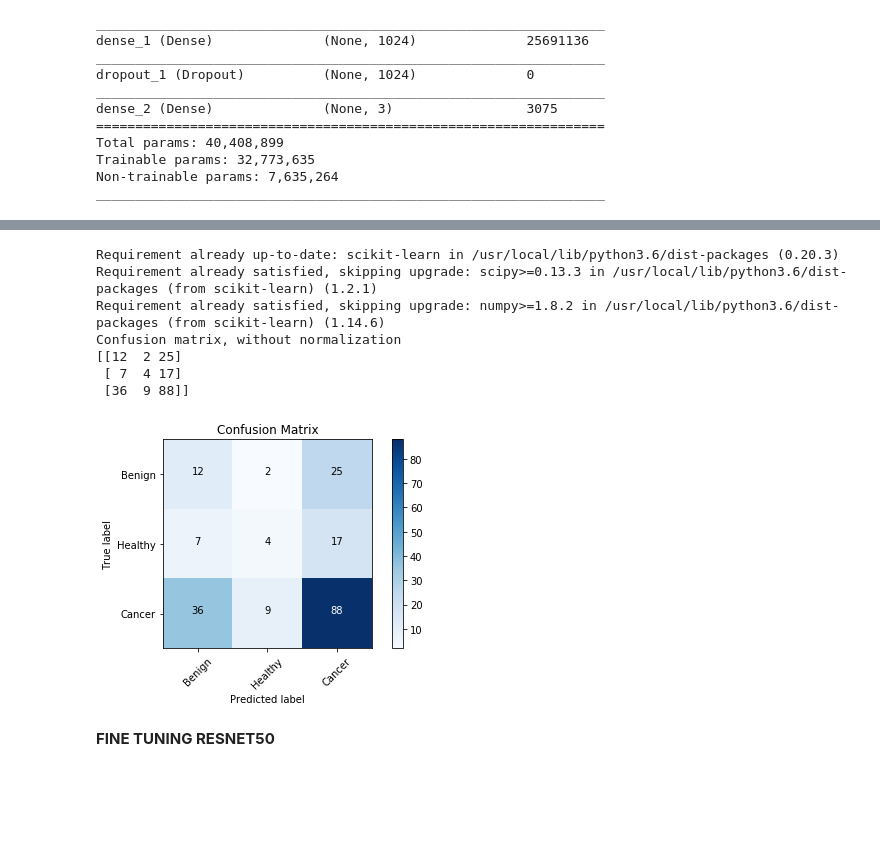
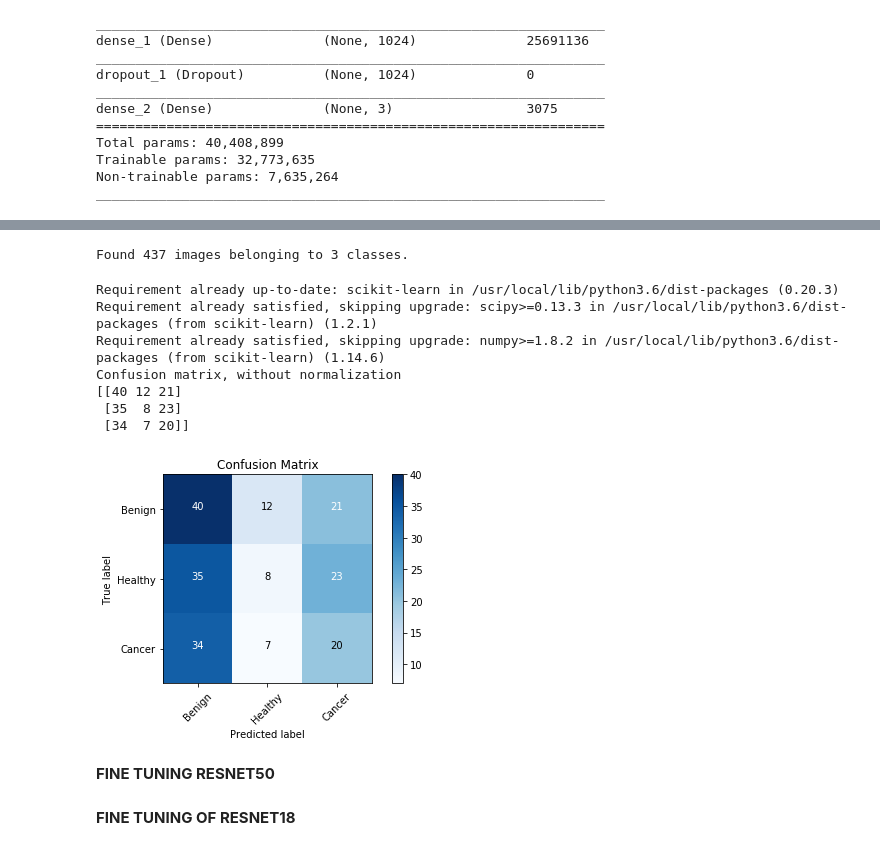
Before and after one commit to Marel88/Bioinfo_7_1, a Jupyter notebook: Bio_training.ipynb, the cells around one changed output, grey strips where cells are left out. Drawn from its saved outputs; the diff is of its cells as text; code cells hidden in the pictures; blank space fills up the shorter version.

```diff
--- a/Bio_training.ipynb
+++ b/Bio_training.ipynb
@@ -661,7 +624,7 @@ newVGG16_model.add(vgg16_model)
 # Add new layers
 newVGG16_model.add(layers.Flatten())
 newVGG16_model.add(layers.Dense(1024, activation='relu'))
-newVGG16_model.add(layers.Dropout(0.1))
+newVGG16_model.add(layers.Dropout(0.5))
 newVGG16_model.add(layers.Dense(3, activation='softmax'))
 
 # Show a summary of the model. Check the number of trainable parameters
@@ -694,7 +657,7 @@ valid_path="/content/gdrive/My Drive/Bioinformatica/Organized dataset/Validation
 #valid_path="/Users/Mac/Desktop/ROI-dataset-bioinf/Validation/Patches"
 #test_path ="/Users/Mac/Desktop/ROI-dataset-bioinf/Test/Patches"
 test_path="/content/gdrive/My Drive/Bioinformatica/Organized dataset/Test/Patches"
-
+'''
 train_datagen = ImageDataGenerator(
       rescale=1./255,
       rotation_range=20,
@@ -704,7 +667,8 @@ train_datagen = ImageDataGenerator(
       fill_mode='nearest')
 
 validation_datagen = ImageDataGenerator(rescale=1./255)
-
+'''
+train_datagen = ImageDataGenerator(rotation_range=10, shear_range=0.15, channel_shift_range=10., horizontal_flip=True)
 # Change the batchsize according to your system RAM
 train_batchsize = 100
 val_batchsize = 10
@@ -715,7 +679,7 @@ train_generator = train_datagen.flow_from_directory(
         batch_size=train_batchsize,
         class_mode='categorical')
 
-validation_generator = validation_datagen.flow_from_directory(
+validation_generator = ImageDataGenerator().flow_from_directory(
         valid_path,
         target_size=(224, 224),
         batch_size=val_batchsize,
@@ -732,7 +696,7 @@ es = keras.callbacks.EarlyStopping(monitor='val_loss',
 
 # Compile the model
 newVGG16_model.compile(loss='categorical_crossentropy',optimizer=
-              Adam(lr=0.0001, beta_1=0.9, beta_2=0.999, epsilon=1e-08, decay=0.0),
+              Adam(lr=0.0001, beta_1=0.9, beta_2=0.999, epsilon=1e-08, decay=0.0005),
               metrics=['acc'])
 # Train the model
 history = newVGG16_model.fit_generator(
@@ -741,7 +705,7 @@ history = newVGG16_model.fit_generator(
       epochs=30,
       validation_data=validation_generator,
       validation_steps=validation_generator.samples/validation_generator.batch_size,
-      verbose=1)#, callbacks=[es])
+      verbose=1, callbacks=[es])
 
 # Save the model
-newVGG16_model.save('/content/gdrive/My Drive/Bioinformatica/newVGG16.h5')
+newVGG16_model.save('/content/gdrive/My Drive/Bioinformatica/newVGG16.h6')
@@ -748,6 +727,6 @@ newVGG16_model.save('/content/gdrive/My Drive/Bioinformatica/newVGG16.h5')
 # %%
 from keras.models import load_model
-newVGG16 = load_model('/content/gdrive/My Drive/Bioinformatica/newVGG16.h5')
+newVGG16 = load_model('/content/gdrive/My Drive/Bioinformatica/newVGG16.h6')
 
 generator = ImageDataGenerator().flow_from_directory(
         '/content/gdrive/My Drive/Bioinformatica/Organized dataset/Test/Patches',
@@ -755,8 +734,9 @@ generator = ImageDataGenerator().flow_from_directory(
         batch_size=200)
 
 probabilities = newVGG16_model.predict_generator(generator, 1)
+#probabilities = np.argmax(probabilities, axis=-1) #multiple categories
+# %% [output]
+Found 437 images belonging to 3 classes.
-# %%
-probabilities = np.argmax(probabilities, axis=-1) #multiple categories
 # %%
 def plot_confusion_matrix(cm,classes,normalize=False,title='Confusion matrix', cmap=plt.cm.Blues):
 
@@ -791,27 +771,26 @@ def plot_confusion_matrix(cm,classes,normalize=False,title='Confusion matrix', c
 # %%
 !pip3 install -U scikit-learn
 from sklearn.metrics import confusion_matrix
-#cm = confusion_matrix(test_labels, predictions)
 
 #MULTI-LABEL CONFUSION MATRIX
 test_dir, test_labels = next(generator)
 test_img = [ np.argmax(t) for t in test_labels ]
-#y_predict_non_category = [ np.argmax(t) for t in predictions ]
+num_pred = [ np.argmax(t) for t in probabilities ]
 
 from sklearn.metrics import confusion_matrix
-conf_mat = confusion_matrix(test_img, probabilities)
+conf_mat = confusion_matrix(test_img, num_pred)
 
 cm_plot_labels = ['Benign','Healthy','Cancer']
 plot_confusion_matrix(conf_mat,cm_plot_labels,normalize=False,title ='Confusion Matrix')
 # %% [output]
 Requirement already up-to-date: scikit-learn in /usr/local/lib/python3.6/dist-packages (0.20.3)
 Requirement already satisfied, skipping upgrade: scipy>=0.13.3 in /usr/local/lib/python3.6/dist-packages (from scikit-learn) (1.2.1)
 Requirement already satisfied, skipping upgrade: numpy>=1.8.2 in /usr/local/lib/python3.6/dist-packages (from scikit-learn) (1.14.6)
 Confusion matrix, without normalization
-[[12  2 25]
- [ 7  4 17]
- [36  9 88]]
+[[40 12 21]
+ [35  8 23]
+ [34  7 20]]
-[figure, old version]
+[figure, new version]
 # %% [markdown]
 **FINE TUNING RESNET50**
 # %%
@@ -947,3 +926,5 @@ if __name__ == '__main__':
     batch_size = 16
     num_classes = 6
     main()
+# %% [markdown]
+**FINE TUNING OF RESNET18**
```
Also changed, not shown: parts of 16 cells of this notebook.
